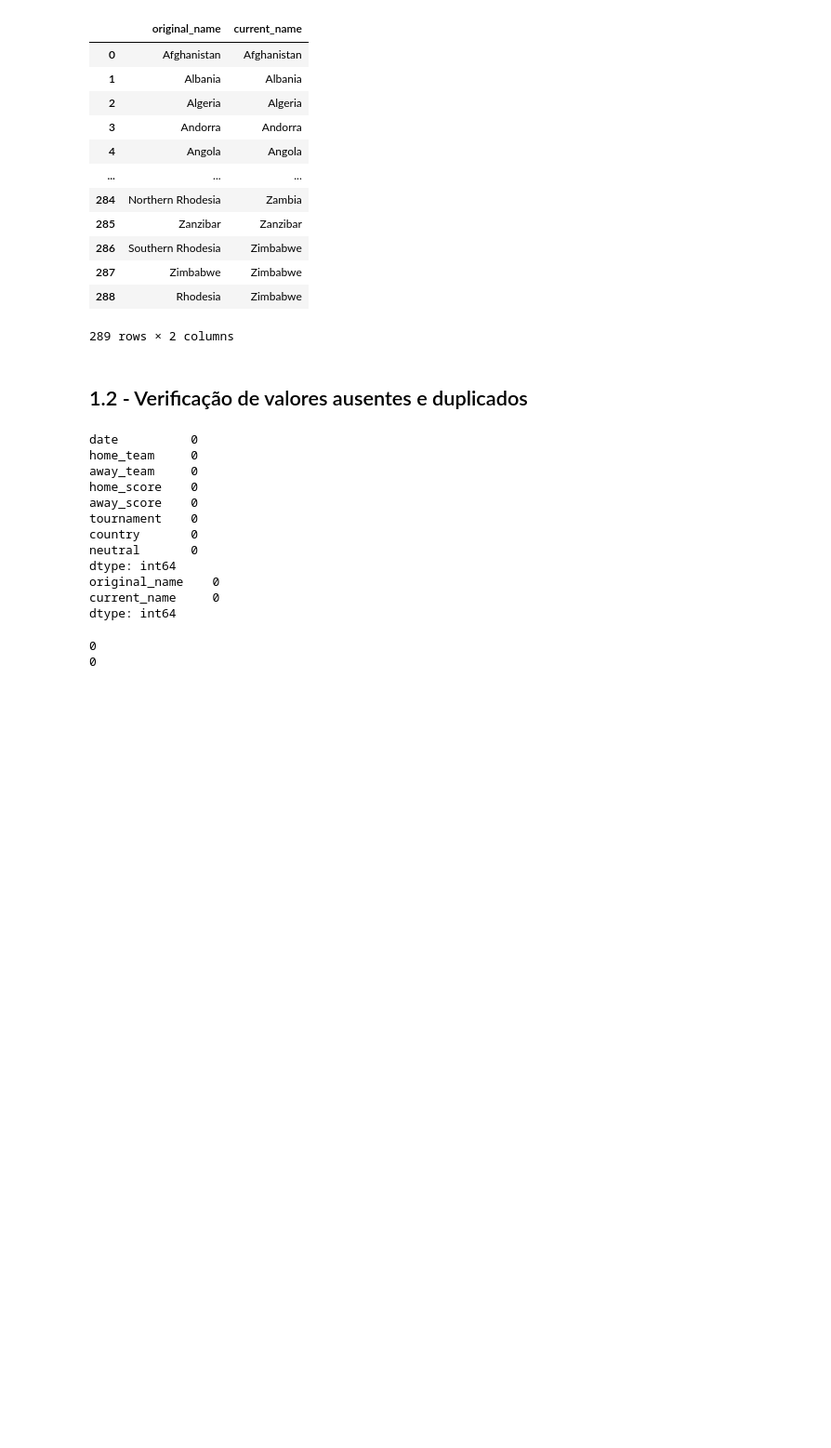
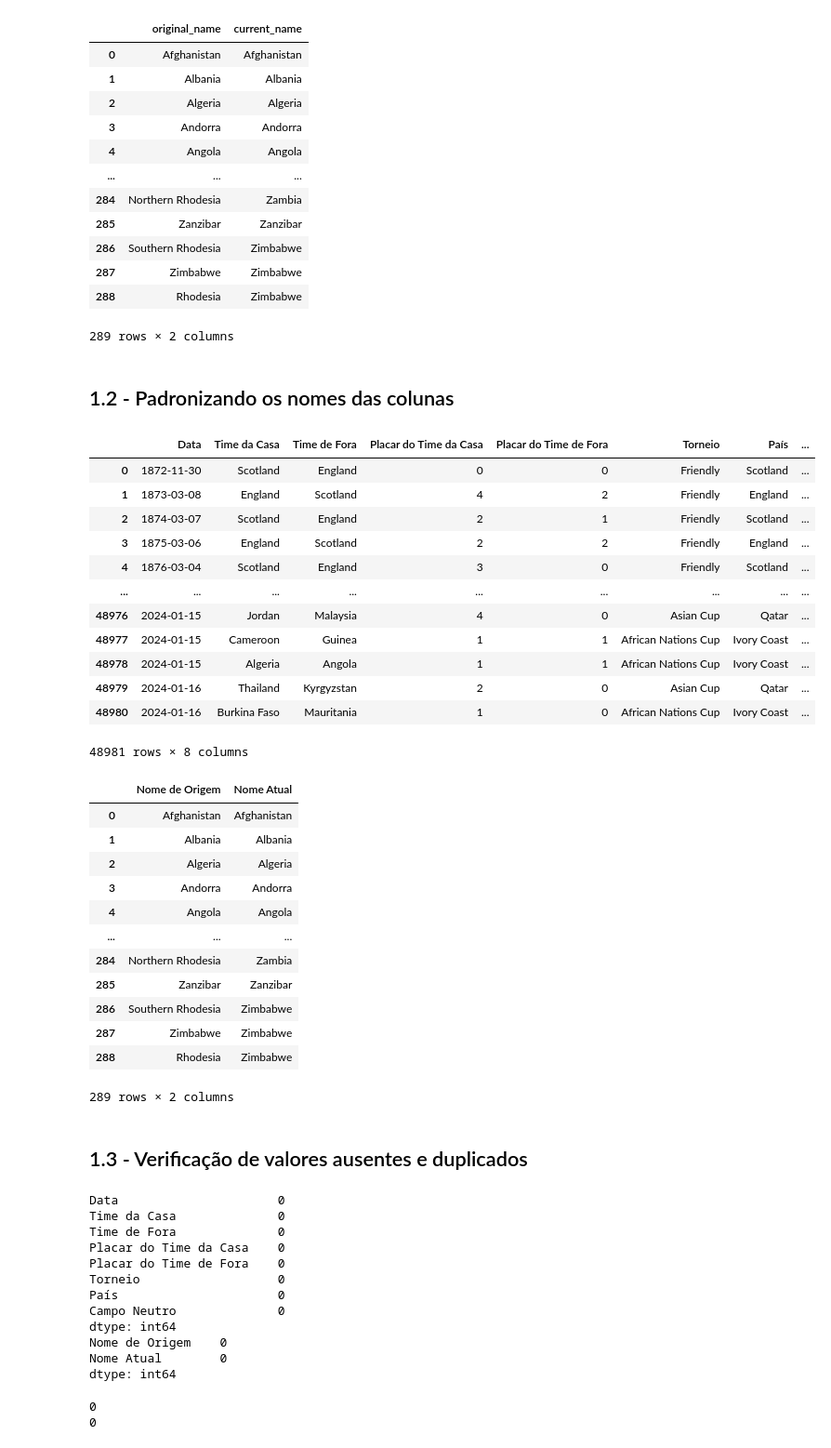
Before and after one commit to maykelsantos/about_soccer, a Jupyter notebook: app.ipynb, the cells around one changed output. Shown at 93% size. Cells and saved outputs as stored; diff of their text form; code cells hidden in the pictures; blank space fills up the shorter version.

```diff
--- a/app.ipynb
+++ b/app.ipynb
@@ -48,25 +48,73 @@ display(all_matches, countries_names)
 | 287 | Zimbabwe | Zimbabwe |
 | 288 | Rhodesia | Zimbabwe |
 289 rows × 2 columns
+# %% [markdown]
+## 1.2 - Padronizando os nomes das colunas
+# %%
+all_matches = all_matches.rename(columns={
+    'date': 'Data',
+    'home_team': 'Time da Casa',
+    'away_team': 'Time de Fora',
+    'home_score': 'Placar do Time da Casa',
+    'away_score': 'Placar do Time de Fora',
+    'tournament': 'Torneio',
+    'country': 'País',
+    'neutral': 'Campo Neutro'
+})
+
+countries_names = countries_names.rename(columns={
+    'original_name': 'Nome de Origem',
+    'current_name': 'Nome Atual'
+})
+
+display(all_matches)
+display(countries_names)
+# %% [output]
+|  | Data | Time da Casa | Time de Fora | Placar do Time da Casa | Placar do Time de Fora | Torneio | País | ... |
+| 0 | 1872-11-30 | Scotland | England | 0 | 0 | Friendly | Scotland | ... |
+| 1 | 1873-03-08 | England | Scotland | 4 | 2 | Friendly | England | ... |
+| 2 | 1874-03-07 | Scotland | England | 2 | 1 | Friendly | Scotland | ... |
+| 3 | 1875-03-06 | England | Scotland | 2 | 2 | Friendly | England | ... |
+| 4 | 1876-03-04 | Scotland | England | 3 | 0 | Friendly | Scotland | ... |
+| ... | ... | ... | ... | ... | ... | ... | ... | ... |
+| 48976 | 2024-01-15 | Jordan | Malaysia | 4 | 0 | Asian Cup | Qatar | ... |
+| 48977 | 2024-01-15 | Cameroon | Guinea | 1 | 1 | African Nations Cup | Ivory Coast | ... |
+| 48978 | 2024-01-15 | Algeria | Angola | 1 | 1 | African Nations Cup | Ivory Coast | ... |
+| 48979 | 2024-01-16 | Thailand | Kyrgyzstan | 2 | 0 | Asian Cup | Qatar | ... |
+| 48980 | 2024-01-16 | Burkina Faso | Mauritania | 1 | 0 | African Nations Cup | Ivory Coast | ... |
+48981 rows × 8 columns
+|  | Nome de Origem | Nome Atual |
+| 0 | Afghanistan | Afghanistan |
+| 1 | Albania | Albania |
+| 2 | Algeria | Algeria |
+| 3 | Andorra | Andorra |
+| 4 | Angola | Angola |
+| ... | ... | ... |
+| 284 | Northern Rhodesia | Zambia |
+| 285 | Zanzibar | Zanzibar |
+| 286 | Southern Rhodesia | Zimbabwe |
+| 287 | Zimbabwe | Zimbabwe |
+| 288 | Rhodesia | Zimbabwe |
+289 rows × 2 columns
 # %% [markdown]
-## 1.2 - Verificação de valores ausentes e duplicados
+## 1.3 - Verificação de valores ausentes e duplicados
 # %%
 # Verificando valores ausentes
 
 print(all_matches.isnull().sum())
 print(countries_names.isnull().sum())
 # %% [output]
-date          0
-home_team     0
-away_team     0
-home_score    0
-away_score    0
-tournament    0
-country       0
-neutral       0
+Data                      0
+Time da Casa              0
+Time de Fora              0
+Placar do Time da Casa    0
+Placar do Time de Fora    0
+Torneio                   0
+País                      0
+Campo Neutro              0
 dtype: int64
-original_name    0
-current_name     0
+Nome de Origem    0
+Nome Atual        0
 dtype: int64
 # %%
 # Verificando duplicatas
```
Also changed, not shown: parts of 12 cells of this notebook, 1 other file.
